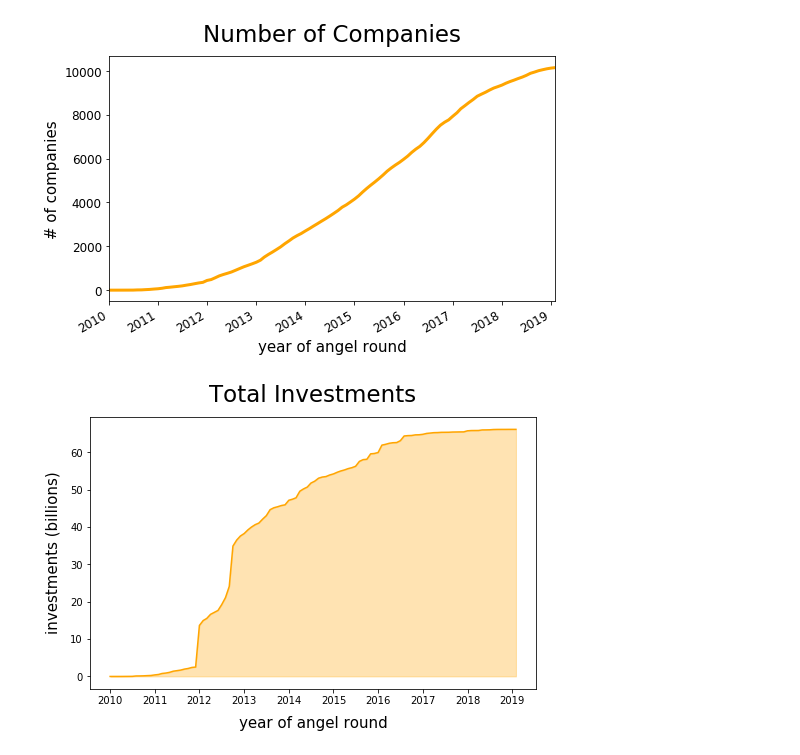
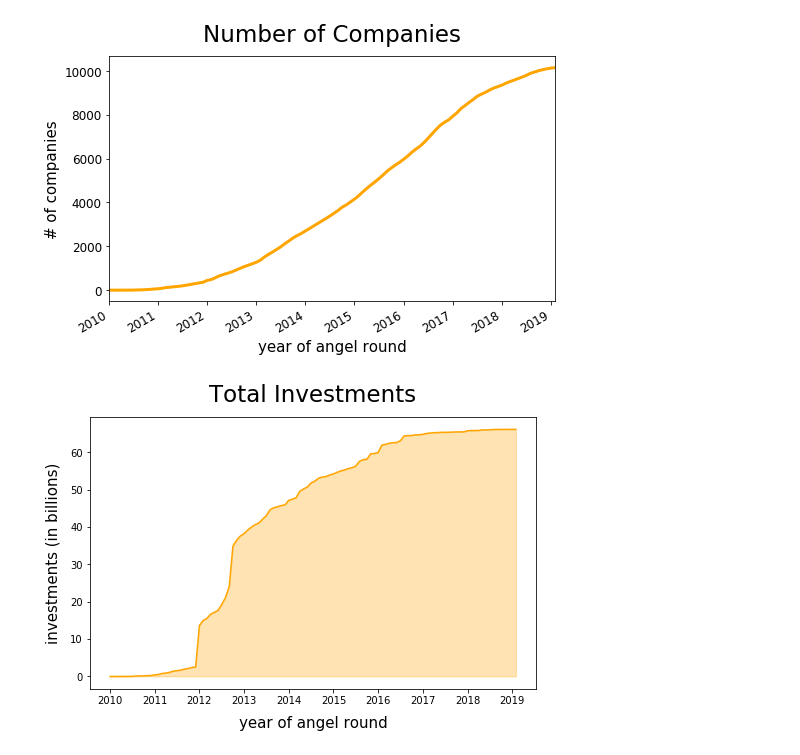
Before and after one commit to kailingding/AI-startups-analysis, a Jupyter notebook: src/analysis.ipynb, the cells around one changed output. Saved outputs shown, nothing was run; the diff lists cells and outputs as text; code cells hidden in the pictures.

```diff
--- a/src/analysis.ipynb
+++ b/src/analysis.ipynb
@@ -69,13 +69,13 @@ plt.show()
 # %%
 # area graph of total raised
 date_raised = df.groupby('joined').sum().raised.cumsum()
 dates = date_raised.index.values
 fig = plt.figure(figsize=[8,5])
 plt.title('Total Investments', fontsize=23, pad = 15)
 plt.fill_between(dates, date_raised, color="orange", alpha=0.3)
 plt.plot(dates, date_raised, color="orange")
 plt.xlabel('year of angel round', fontsize = 15, labelpad = 10)
-plt.ylabel('investments (billions)', fontsize = 15, labelpad = 10)
+plt.ylabel('investments (in billions)', fontsize = 15, labelpad = 10)
 plt.show()
 # %% [output]
-[figure, old version]
+[figure, new version]
```
Also changed, not shown: parts of 5 cells of this notebook, 4 other files.
